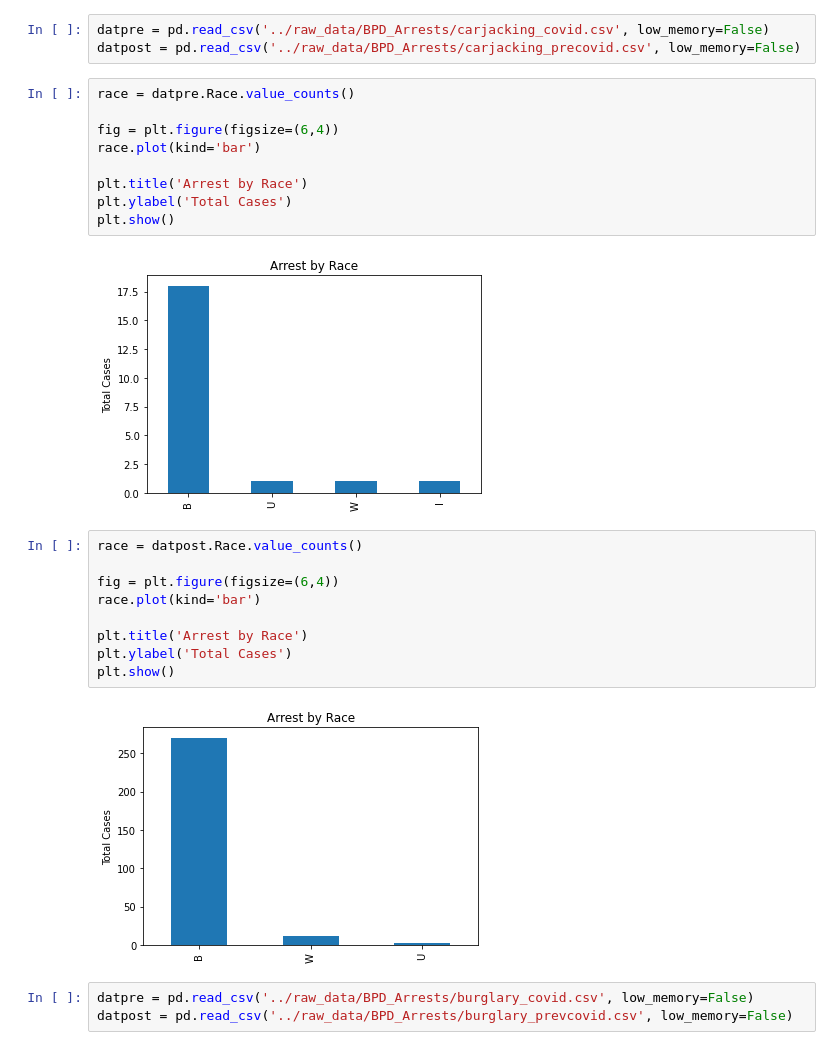
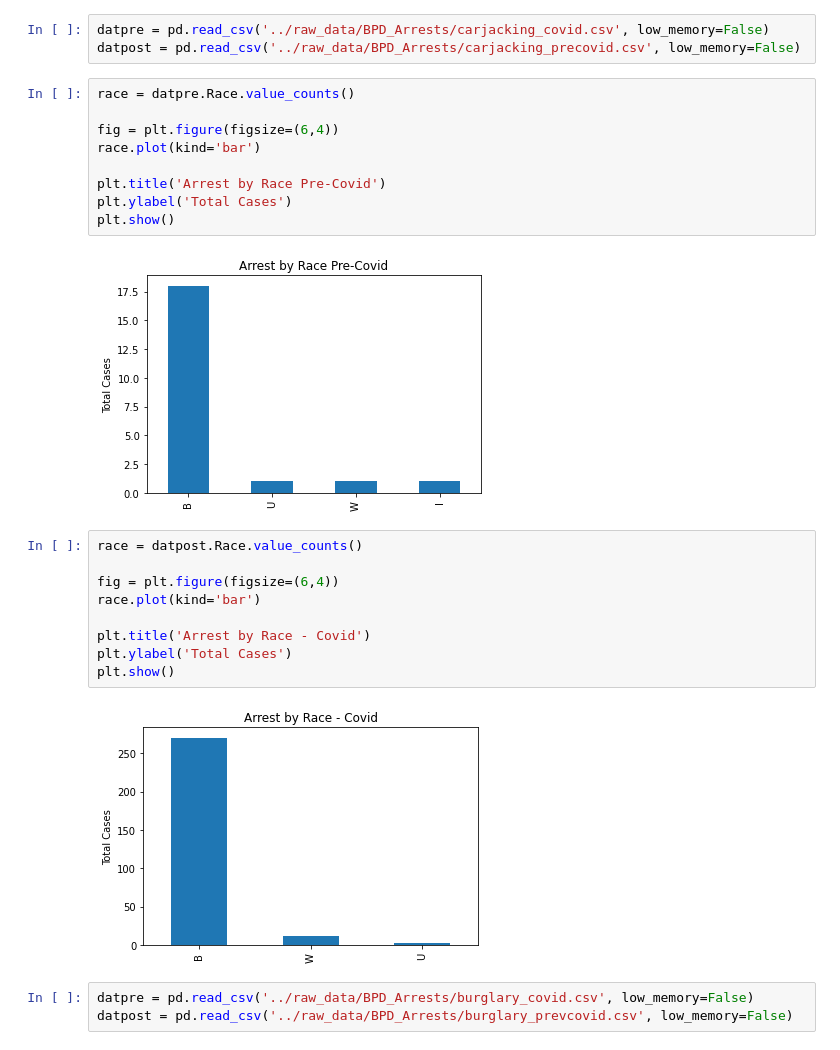
Before and after one commit to Baltimore-Data-Science-Corps-TU-Team/crime-data-analysis-notebooks, a Jupyter notebook: sk_balti_0000.ipynb, the cells around one changed output. Cells and saved outputs as stored; diff of their text form.

```diff
--- a/sk_balti_0000.ipynb
+++ b/sk_balti_0000.ipynb
@@ -69,25 +69,25 @@ datpost = pd.read_csv('../raw_data/BPD_Arrests/carjacking_precovid.csv', low_mem
 # %%
 race = datpre.Race.value_counts()
 
 fig = plt.figure(figsize=(6,4))
 race.plot(kind='bar')
 
-plt.title('Arrest by Race')
+plt.title('Arrest by Race Pre-Covid')
 plt.ylabel('Total Cases')
 plt.show()
 # %% [output]
-[figure, old version]
+[figure, new version]
 # %%
 race = datpost.Race.value_counts()
 
 fig = plt.figure(figsize=(6,4))
 race.plot(kind='bar')
 
-plt.title('Arrest by Race')
+plt.title('Arrest by Race - Covid')
 plt.ylabel('Total Cases')
 plt.show()
 # %% [output]
-[figure, old version]
+[figure, new version]
 # %%
 datpre = pd.read_csv('../raw_data/BPD_Arrests/burglary_covid.csv', low_memory=False)
 datpost = pd.read_csv('../raw_data/BPD_Arrests/burglary_prevcovid.csv', low_memory=False)
```
Also changed, not shown: parts of 2 cells of this notebook.
